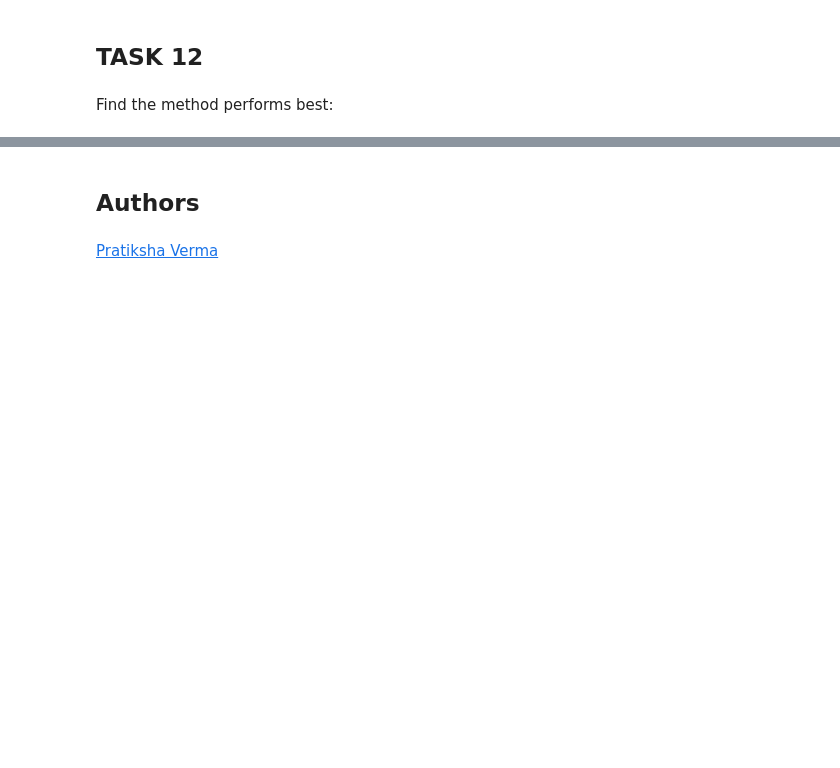
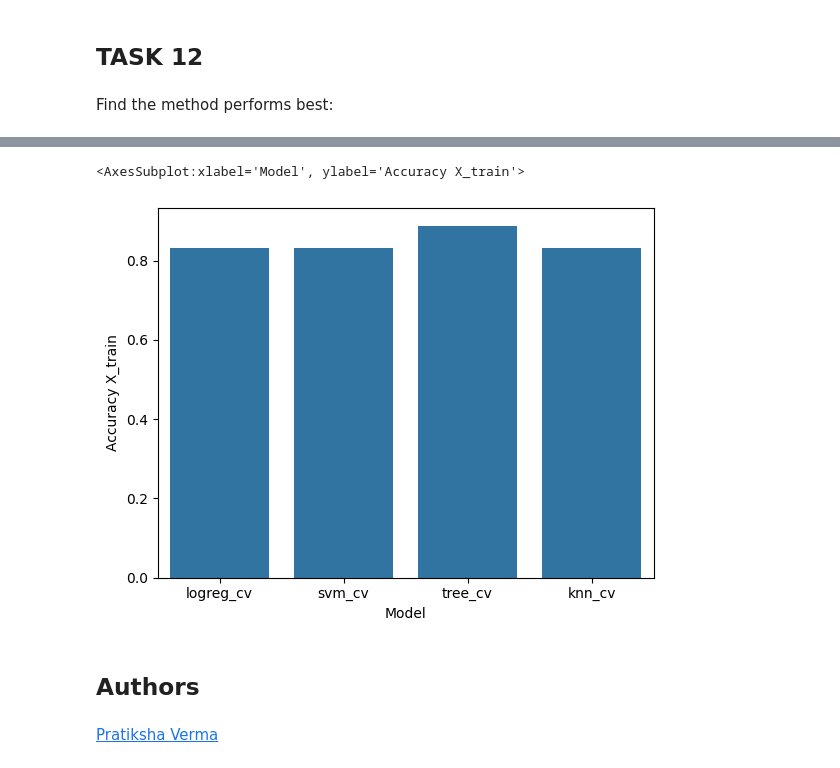
Before and after one commit to bonannoassunta/testrepo, a Jupyter notebook: SpaceX_Machine Learning Prediction_Part_5 (3).ipynb, the cells around one changed output, grey strips where cells are left out. Drawn from its saved outputs; the diff is of its cells as text; code cells hidden in the pictures; blank space fills up the shorter version.

```diff
--- a/SpaceX_Machine Learning Prediction_Part_5 (3).ipynb
+++ b/SpaceX_Machine Learning Prediction_Part_5 (3).ipynb
@@ -346,3 +346,8 @@ df
+# %%
+sns.barplot(x=df['Model'], y=df['Accuracy X_train'])
+# %% [output]
+<AxesSubplot:xlabel='Model', ylabel='Accuracy X_train'>
+[figure, added]
 # %% [markdown]
 ## Authors
 # %% [markdown]
```
Also changed, not shown: parts of 1 cell of this notebook.
